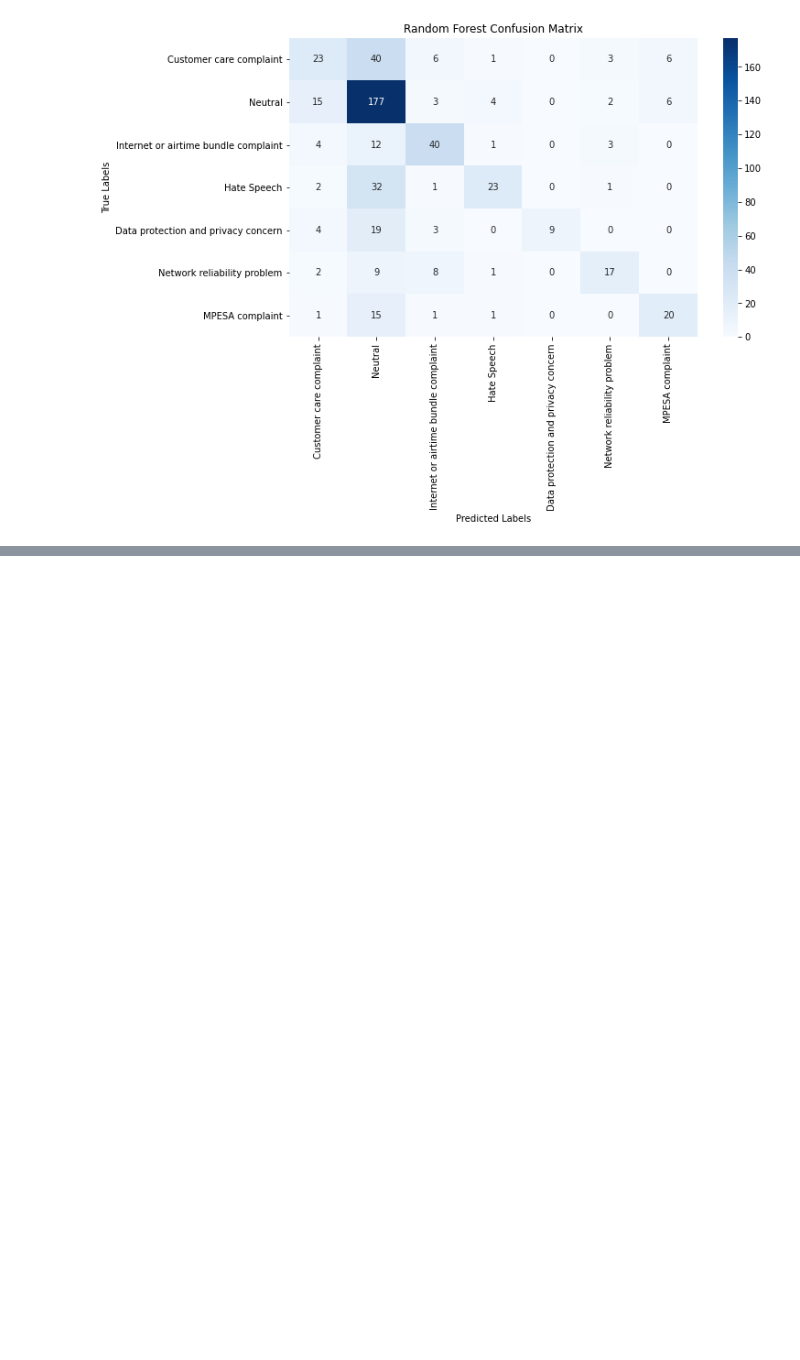
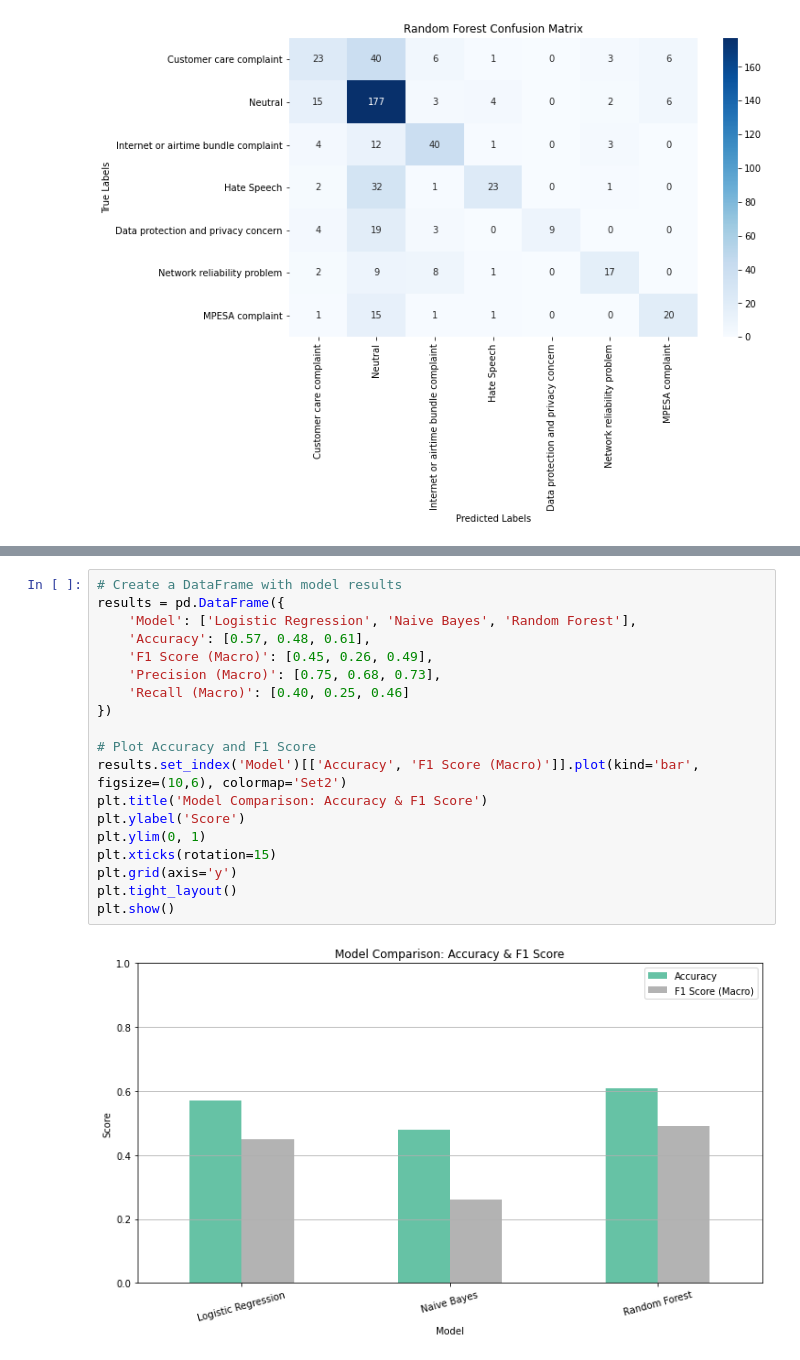
Before and after one commit to Patricknmaina/online_hate-speech_and_complaints_detection, a Jupyter notebook: online_hate-speech_and_complaints_detection/safcom.ipynb, the cells around one changed output, grey strips where cells are left out. Drawn from its saved outputs; the diff is of its cells as text; blank space fills up the shorter version.

```diff
--- a/online_hate-speech_and_complaints_detection/safcom.ipynb
+++ b/online_hate-speech_and_complaints_detection/safcom.ipynb
@@ -713,0 +743,21 @@ Internet or airtime bundle complaint       0.65      0.67      0.66        60
+# %%
+# Create a DataFrame with model results
+results = pd.DataFrame({
+    'Model': ['Logistic Regression', 'Naive Bayes', 'Random Forest'],
+    'Accuracy': [0.57, 0.48, 0.61],
+    'F1 Score (Macro)': [0.45, 0.26, 0.49],
+    'Precision (Macro)': [0.75, 0.68, 0.73],
+    'Recall (Macro)': [0.40, 0.25, 0.46]
+})
+
+# Plot Accuracy and F1 Score
+results.set_index('Model')[['Accuracy', 'F1 Score (Macro)']].plot(kind='bar', figsize=(10,6), colormap='Set2')
+plt.title('Model Comparison: Accuracy & F1 Score')
+plt.ylabel('Score')
+plt.ylim(0, 1)
+plt.xticks(rotation=15)
+plt.grid(axis='y')
+plt.tight_layout()
+plt.show()
+# %% [output]
+[figure, added]
```
Also changed, not shown: parts of 6 cells of this notebook.
